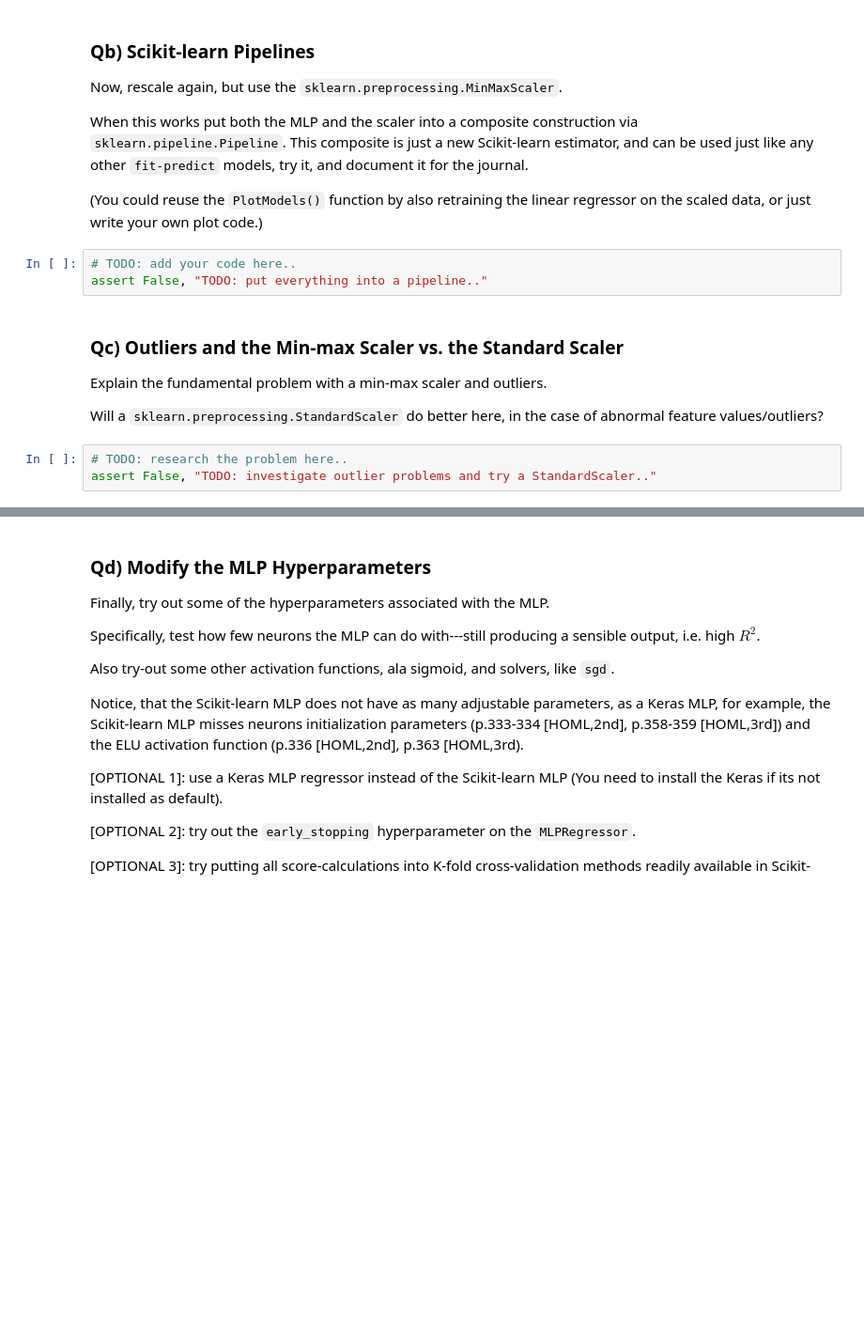
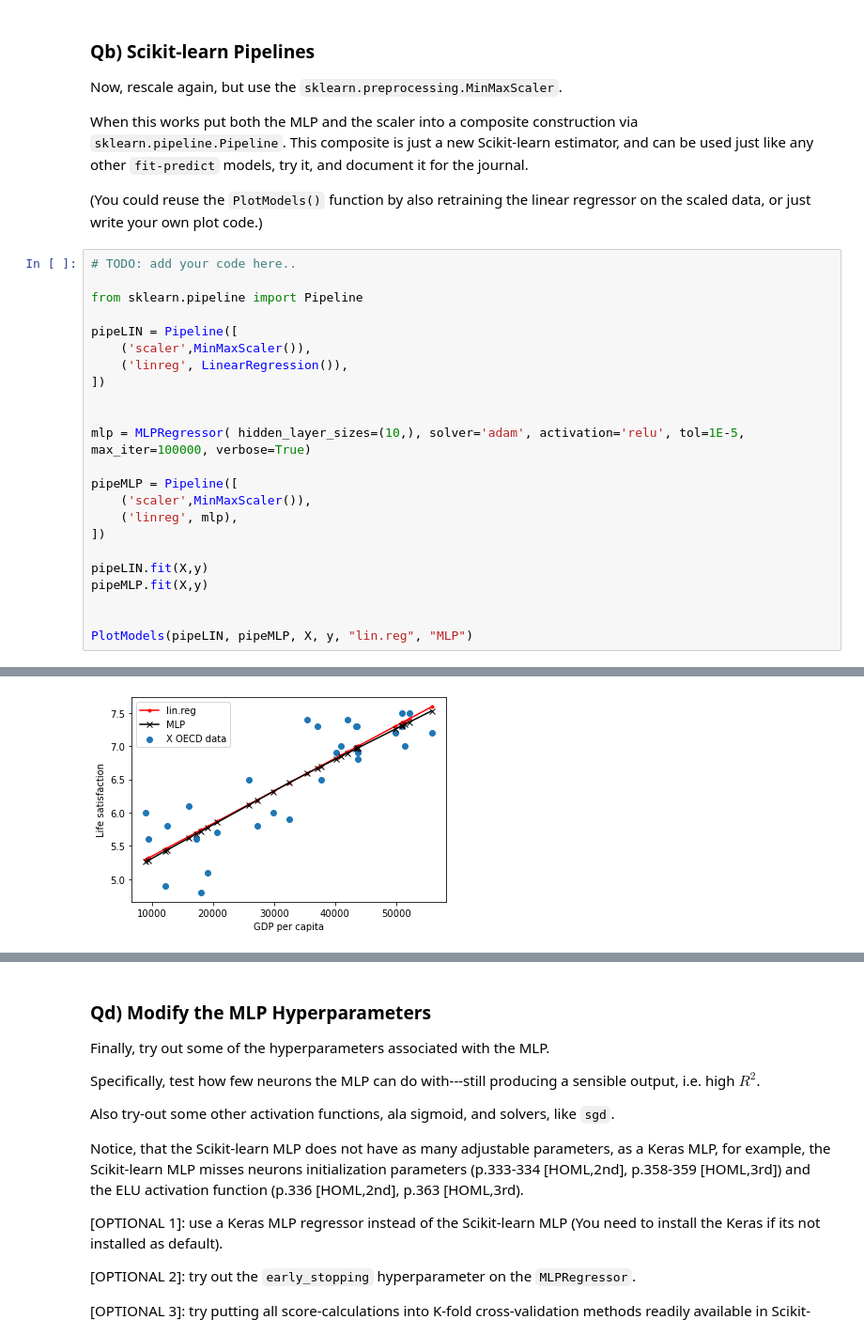
Before and after one commit to gomgom50/MLKursus, a Jupyter notebook: Morten/O4_pipelines_Morten.ipynb, the cells around one changed output, grey strips where cells are left out. Shown at 94% size. Drawn from its saved outputs; the diff is of its cells as text; blank space fills up the shorter version.

```diff
--- a/Morten/O4_pipelines_Morten.ipynb
+++ b/Morten/O4_pipelines_Morten.ipynb
@@ -124,15 +181,27 @@ Now, rescale again, but use the `sklearn.preprocessing.MinMaxScaler`.
 When this works put both the MLP and the scaler into a composite construction via `sklearn.pipeline.Pipeline`. This composite is just a new Scikit-learn estimator, and can be used just like any other `fit-predict` models, try it, and document it for the journal.
 
 (You could reuse the `PlotModels()` function by also retraining the linear regressor on the scaled data, or just write your own plot code.)
-# %%
-# TODO: add your code here..
-assert False, "TODO: put everything into a pipeline.."
-# %% [markdown]
-### Qc) Outliers and the Min-max Scaler vs. the Standard Scaler
-
-Explain the fundamental problem with a min-max scaler and outliers.
-
-Will a `sklearn.preprocessing.StandardScaler` do better here, in the case of abnormal feature values/outliers?
-# %%
-# TODO: research the problem here..
-assert False, "TODO: investigate outlier problems and try a StandardScaler.."
+# %%
+# TODO: add your code here..
+
+from sklearn.pipeline import Pipeline
+
+pipeLIN = Pipeline([
+    ('scaler',MinMaxScaler()),
+    ('linreg', LinearRegression()),
+])
+
+
+mlp = MLPRegressor( hidden_layer_sizes=(10,), solver='adam', activation='relu', tol=1E-5, max_iter=100000, verbose=True)
+
+pipeMLP = Pipeline([
+    ('scaler',MinMaxScaler()),
+    ('linreg', mlp),
+])
+
+pipeLIN.fit(X,y)
+pipeMLP.fit(X,y)
+
+
+PlotModels(pipeLIN, pipeMLP, X, y, "lin.reg", "MLP")
+# %% [output]
@@ -138,0 +225 @@ assert False, "TODO: investigate outlier problems and try a StandardScaler.."
+[figure, added]
```
Also changed, not shown: parts of 13 cells of this notebook.
